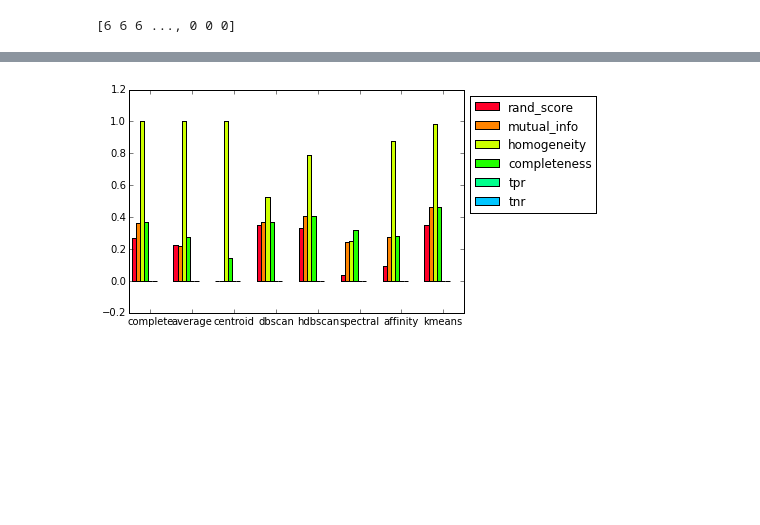
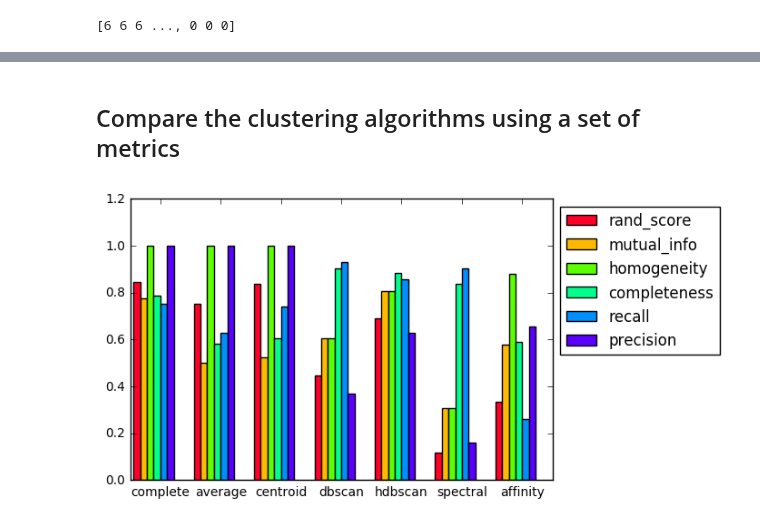
Before and after one commit to nlesc-sherlock/cluster-analysis, a Jupyter notebook: clustit/Clustering_Canon.ipynb, the cells around one changed output, grey strips where cells are left out. Saved outputs shown, nothing was run; the diff lists cells and outputs as text; code cells hidden in the pictures; blank space fills up the shorter version.

Commit message:
added canon

```diff
--- a/clustit/Clustering_Canon.ipynb
+++ b/clustit/Clustering_Canon.ipynb
@@ -10,15 +10,17 @@ We have already extracted the noise patterns and computed the similarity scores
 
 import numpy
 import matplotlib.pyplot as pyplot
+# %%
+filelist_file = "../data/canon/filelist.txt"
+matrix_file = "../data/canon/matrix-canon-pce.dat"
+largevis_file = "../data/embedded/coordinates_files/coordinates2D_canon_pce.txt"
+output_json_file = "canon-pce.json"
 # %% [markdown]
 Now let's start by loading the data set, which is consists of two files. A simple text file with all the filenames, that also encode the ground truth. And secondly and a file that contains the already computed similarity scores between all the files.
 # %%
-filelist = [str(s) for s in numpy.loadtxt("../data/canon/filelist.txt", dtype=numpy.string_)]
-matrix_file = "../data/canon/matrix-fuji-pce.dat"
+filelist = [str(s) for s in numpy.loadtxt(filelist_file, dtype=numpy.string_)]
 nfiles = len(filelist)
-largevis_file = "../data/embedded/coordinates_files/coordinates2D_canon_pce.txt"
-output_json_file = "fuji-pce.json"
-matrix_pce = numpy.fromfile("../data/canon/matrix-canon-pce.dat", dtype='>d').reshape(nfiles,nfiles)
+matrix_pce = numpy.fromfile(matrix_file, dtype='>d').reshape(nfiles,nfiles)
 # %% [markdown]
 Next we take a quick look at the similarity scores to get an idea of what they look like and compare them with the ground truth that we know.
 # %%
@@ -50,0 +48,5 @@ print(ground_truth_labels)
+# %%
+camset = set(camlist)
+camdict = {c:i for i,c in zip(range(len(camset)),camset)}
+ground_truth_labels = numpy.array([camdict[c]for c in camlist])
+print(ground_truth_labels)
@@ -62,6 +66,6 @@ print(labels_average)
 # %% [output]
 [21 21 21 ..., 57 57 57]
 # %%
-labels_centroid = hierarchical_clustering(similarities=matrix_pce, method='centroid', threshold=None)
+labels_centroid = hierarchical_clustering(similarities=matrix_pce, method='centroid', threshold=3100)
 print(labels_centroid)
 # %% [output]
@@ -109,36 +111,42 @@ print(labels_embedded_kmeans)
+# %% [markdown]
+## Compare the clustering algorithms using a set of metrics
 # %%
 from clustit import metrics
-algorithms = ['complete', 'average', 'centroid', 'dbscan', 'hdbscan', 'spectral', 'affinity','kmeans']
-labels = [labels_complete, labels_average, labels_centroid, labels_dbscan, labels_hdbscan, labels_spectral, labels_affinity,labels_embedded_kmeans]
-metric = ['rand_score', 'mutual_info', 'homogeneity', 'completeness','tpr','tnr']
-results = {i:[] for i in metric}
+algorithms = ['complete', 'average', 'centroid', 'dbscan', 'hdbscan', 'spectral', 'affinity']
+labels = [labels_complete, labels_average, labels_centroid, labels_dbscan, labels_hdbscan, labels_spectral, labels_affinity]
+metric = ['rand_score', 'mutual_info', 'homogeneity', 'completeness', 'recall', 'precision']
 
-for k,v in zip(algorithms, labels):
-    results['rand_score'].append(metrics.adjusted_rand_score(ground_truth_labels, v))
-    results['mutual_info'].append(metrics.adjusted_mutual_info_score(ground_truth_labels, v))
-    results['homogeneity'].append(metrics.homogeneity_score(ground_truth_labels, v))
-    results['completeness'].append(metrics.completeness_score(ground_truth_labels, v))
-    results['tpr'].append(metrics.tpr(ground_truth_labels, v))
-    results['tnr'].append(metrics.tnr(ground_truth_labels, v))
+def compute_metrics(algorithms, labels, metric):
+    results = {i:[] for i in metric}
+    for k,v in zip(algorithms, labels):
+        results['rand_score'].append(metrics.adjusted_rand_score(ground_truth_labels, v))
+        results['mutual_info'].append(metrics.adjusted_mutual_info_score(ground_truth_labels, v))
+        results['homogeneity'].append(metrics.homogeneity_score(ground_truth_labels, v))
+        results['completeness'].append(metrics.completeness_score(ground_truth_labels, v))
+        results['recall'].append(metrics.recall(ground_truth_labels, v,))
+        results['precision'].append(metrics.precision(ground_truth_labels, v))
+    return results
+
+results = compute_metrics(algorithms, labels, metric)
 
 def plot_results(algorithms, metric, results):
     """
     Function that creates a bar char for a list of algorithms
     that have been benchmarked using a list of metrics.
     Results is a dictionary with metrics as keys, values are lists
     that contain one value per algorithm.
     """
     width = 1.0/(len(algorithms)+2)                             #width that leaves bar of whitespace between groups
     x_ind = numpy.arange(len(algorithms)) + 0.5*width           #0.5 width is to make bargroup centered on its tick
     bars = []
     for i in range(len(metric)):
-        color = 1.0/len(x_ind)*i                                #map i into [0,1] to get distinct colors
+        color = 1.0/len(metric)*i                                #map i into [0,1] to get distinct colors
         bars.append(pyplot.bar(x_ind+i*width, results[metric[i]], width=width, color=pyplot.cm.gist_rainbow(color)))
     ax = pyplot.gcf().gca()
     ax.set_xticks(x_ind + (len(x_ind)/float(2)+0.5)*width)      #nicely center the xticks among the bars
     ax.set_xticklabels(algorithms)
     ax.legend(bars, metric, loc='upper left', bbox_to_anchor=(1, 1))
 
 plot_results(algorithms, metric, results)
 # %% [output]
-[figure, old version]
+[figure, new version]
```
Also changed, not shown: parts of 14 cells of this notebook, 3 other files.
